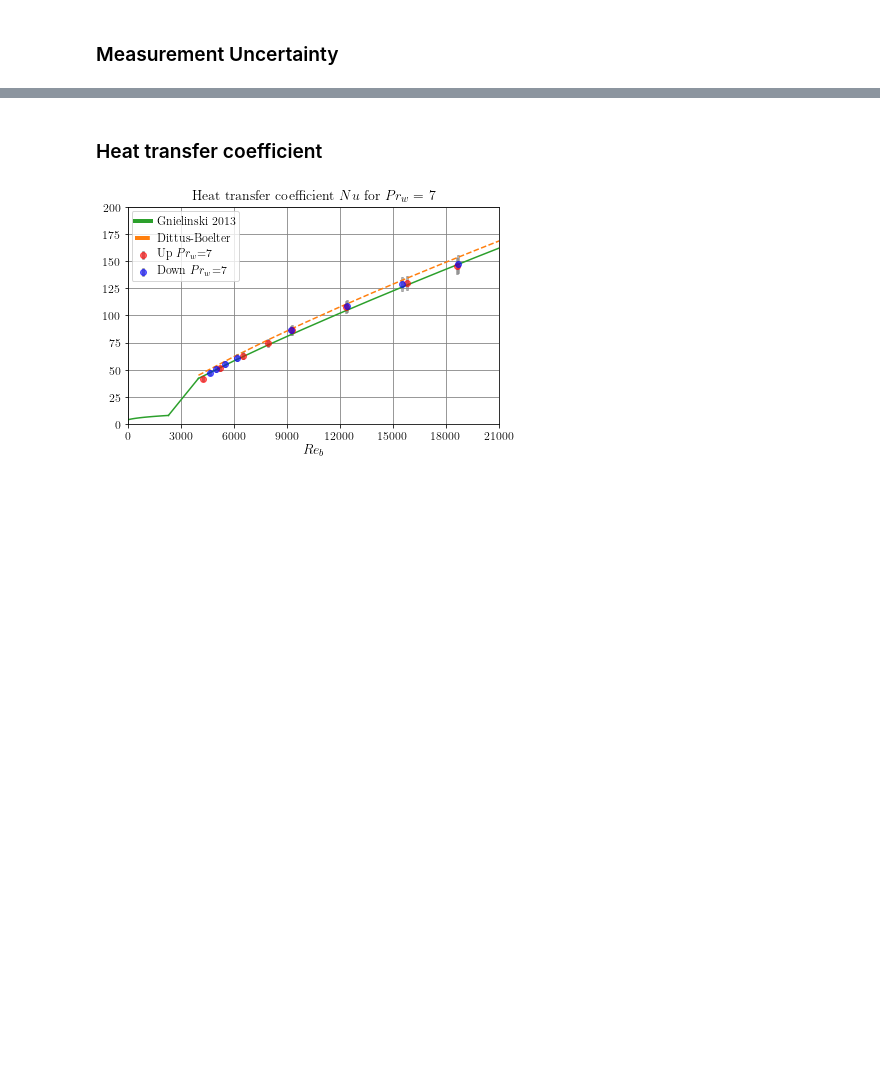
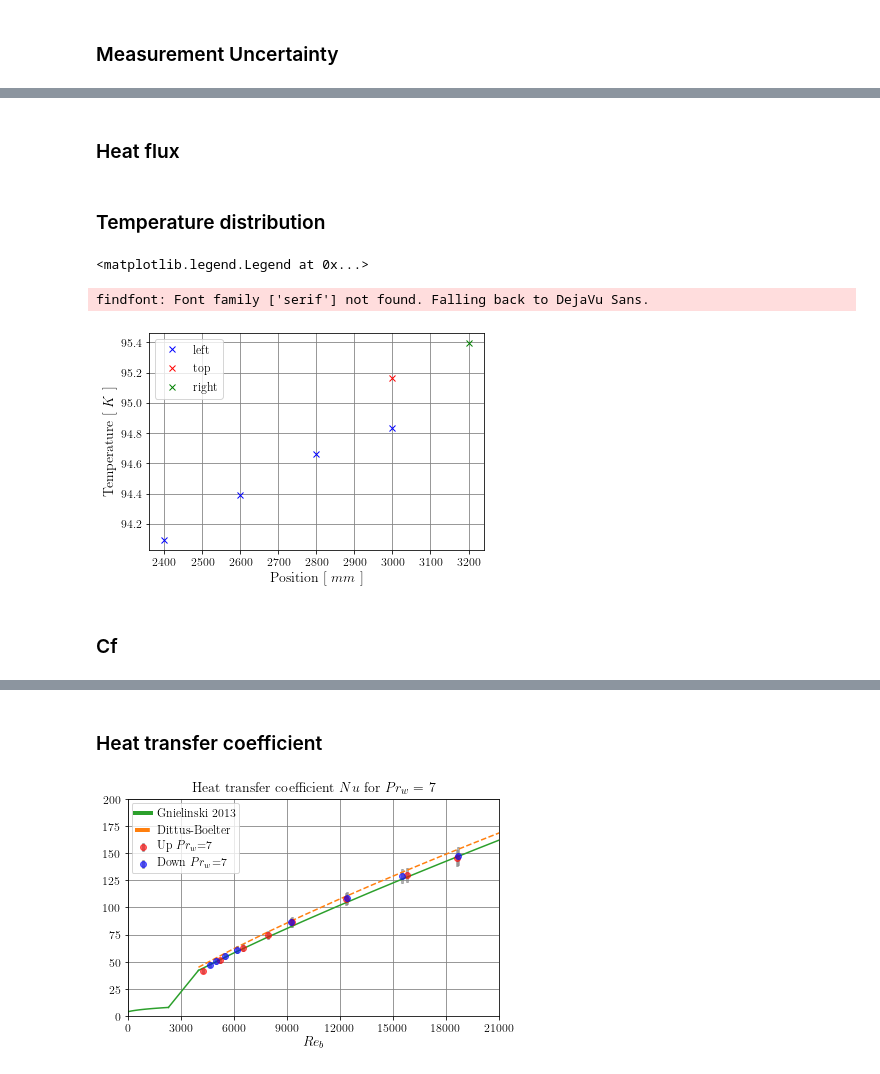
Before and after one commit to Yoshinorihattori/graz, a Jupyter notebook: code/pr07.ipynb, the cells around one changed output, grey strips where cells are left out. Saved outputs shown, nothing was run; the diff lists cells and outputs as text; code cells hidden in the pictures; blank space fills up the shorter version.

```diff
--- a/code/pr07.ipynb
+++ b/code/pr07.ipynb
@@ -21,7 +21,7 @@ folder_names = ['/Users/yoshi/Dropbox/measurements/pr07/pr07_re4100_up/',
                 '/Users/yoshi/Dropbox/measurements/pr07/pr07_re5400_down/',
                 '/Users/yoshi/Dropbox/measurements/pr07/pr07_re5000_down/',
                 '/Users/yoshi/Dropbox/measurements/pr07/pr07_re4600_down/',
-                #'/Users/yoshi/Dropbox/measurements/pr07/pr07_re4300_down/',
+                '/Users/yoshi/Dropbox/measurements/pr07/pr07_re4300_down/',
                 '/Users/yoshi/Dropbox/measurements/pr07/pr07_re4100_down/'
                 ]
 prandtl = 7
@@ -528,0 +553,2 @@ print(delta_cf_M)
+# %% [markdown]
+### Heat flux
@@ -529,3 +559,34 @@ print(delta_cf_M)
+# %% [markdown]
+### Temperature distribution
+# %%
+#plt.xlim(2200, 3400)
+#plt.ylim(69,72)
+
+#plt.errorbar(30  , TPT100_new0_ave[5], fmt='x', color='orange', label='center')#T_in
+plt.errorbar(2400, TPT100_new1_ave[7], fmt='x', color='blue', label='left')
+plt.errorbar(2600, TPT100_new2_ave[7], fmt='x', color='blue')
+plt.errorbar(2800, TPT100_new3_ave[7], fmt='x', color='blue')
+plt.errorbar(3000, TPT100_new4_ave[7], fmt='x', color='blue')
+plt.errorbar(3000, TPT100_new5_ave[7], fmt='x', color='red', label='top')
+plt.errorbar(3200, TPT100_new6_ave[7], fmt='x', color='green', label='right')#T_w
+#plt.errorbar(5500, TPT100_new7_ave[5], fmt='x', color='orange')#T_out
+
+plt.grid(True,color='gray', which="both", axis='both', ls="-")
+plt.xlabel(r'Position $[\ mm\ ]$', fontsize=fontsize_legend+2)
+plt.ylabel(r'Temperature $[\ K\ ]$', fontsize=fontsize_legend+2)
+#plt.title(r'For $Pr_{w}=10.0$, $Re=6337$ and $\Delta T=10.2$', fontsize=fontsize_legend+2)
+plt.legend(loc='upper left')
+#leg = ax.legend(loc='upper right',prop={'size': 8}, framealpha=0.2)
+
+#OutPutFig = '/Users/yoshi/Desktop/GitHub/graz/doc/master_thesis/fig/pr10_temperature_distribution_re6337_dt10.2.pdf'
+#plt.tight_layout()
+#plt.savefig(OutPutFig)
+# %% [output]
+<matplotlib.legend.Legend at 0x...>
+findfont: Font family ['serif'] not found. Falling back to DejaVu Sans.
+[figure, added]
+# %% [markdown]
+### Cf
 # %%
 Re_lam = np.linspace(1,2300,)
 Re_turb = np.linspace(2300,21000,)
```
Also changed, not shown: parts of 9 cells of this notebook, 33 other files.
